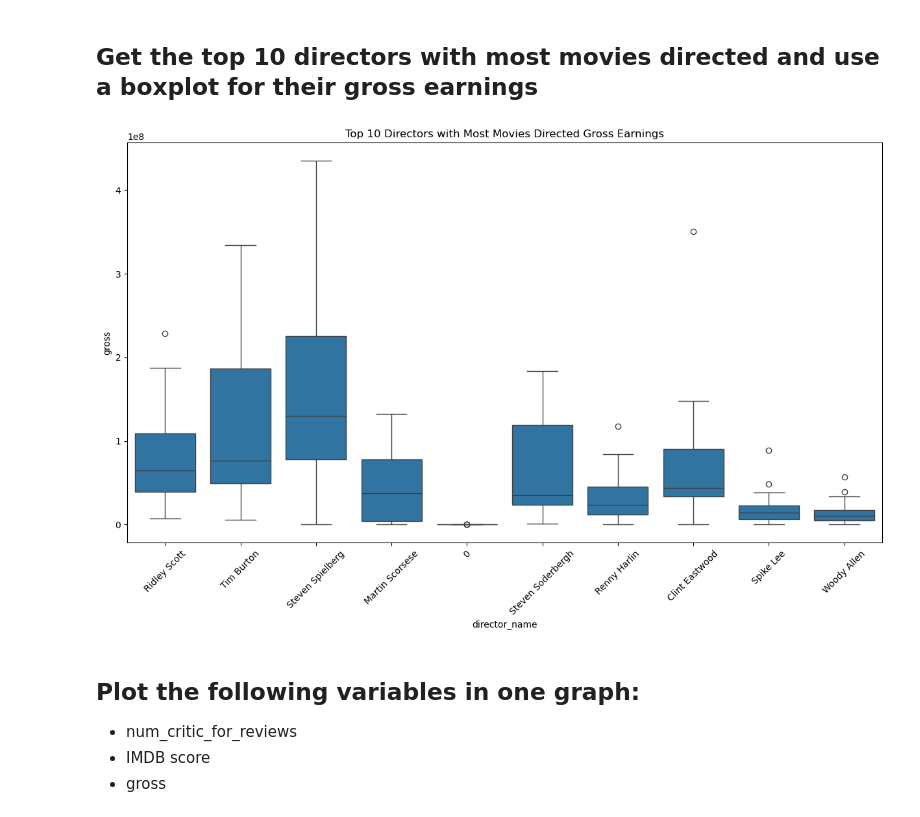
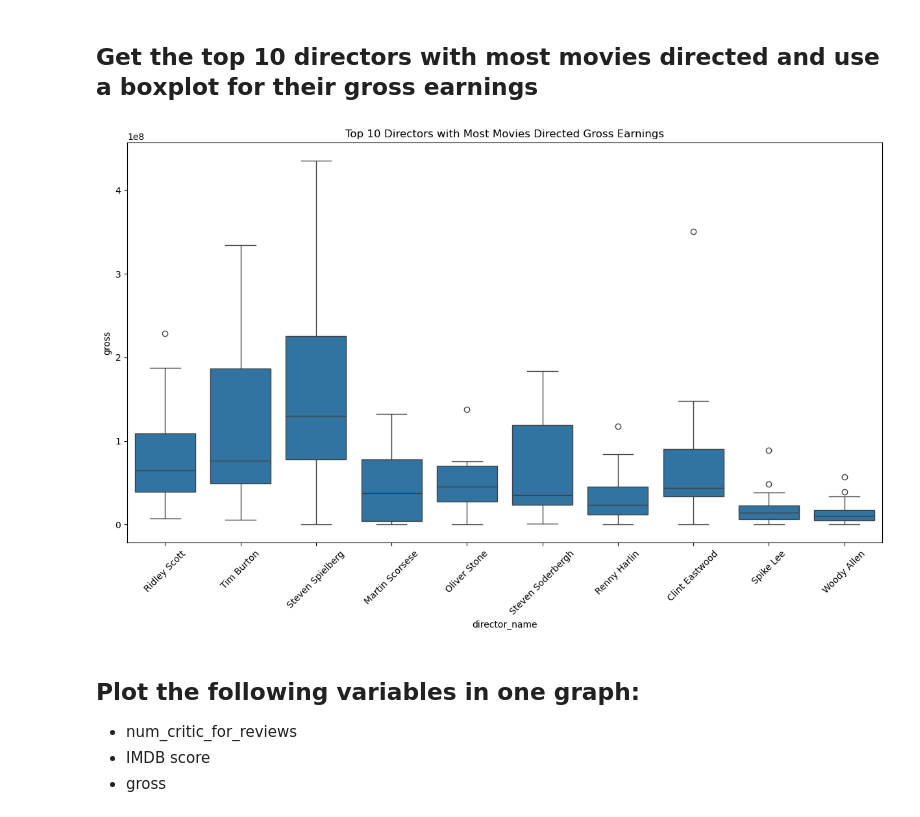
Before and after one commit to Kanedykane/CMSC197, a Jupyter notebook: [hw2].ipynb, the cells around one changed output. Cells and saved outputs as stored; diff of their text form; code cells hidden in the pictures.

```diff
--- a/[hw2].ipynb
+++ b/[hw2].ipynb
@@ -26,19 +26,19 @@ data.head(2)
 ## Get the top 10 directors with most movies directed and use a boxplot for their gross earnings
 # %%
 # Top 10 directors by number of movies
-director_counts = data['director_name'].value_counts().head(10).index
+director_counts = data['director_name'].value_counts().head(11).index
 
-# Filter data for these directors
-top_directors_data = data[data['director_name'].isin(director_counts)]
+# Filter data for these directors, exclude those labeled 0
+top_directors_data = data[data['director_name'].isin(director_counts) & (data['director_name'] != '0')]
 
 # Plot boxplot for their gross earnings
 plt.figure(figsize=(15, 8))
 sns.boxplot(x='director_name', y='gross', data=top_directors_data)
 plt.xticks(rotation=45)        # Rotate director names for readability
 plt.title('Top 10 Directors with Most Movies Directed Gross Earnings')
 plt.show()
 # %% [output]
-[figure, old version]
+[figure, new version]
 # %% [markdown]
 ## Plot the following variables in one graph:
 
```
Also changed, not shown: parts of 8 cells of this notebook.
